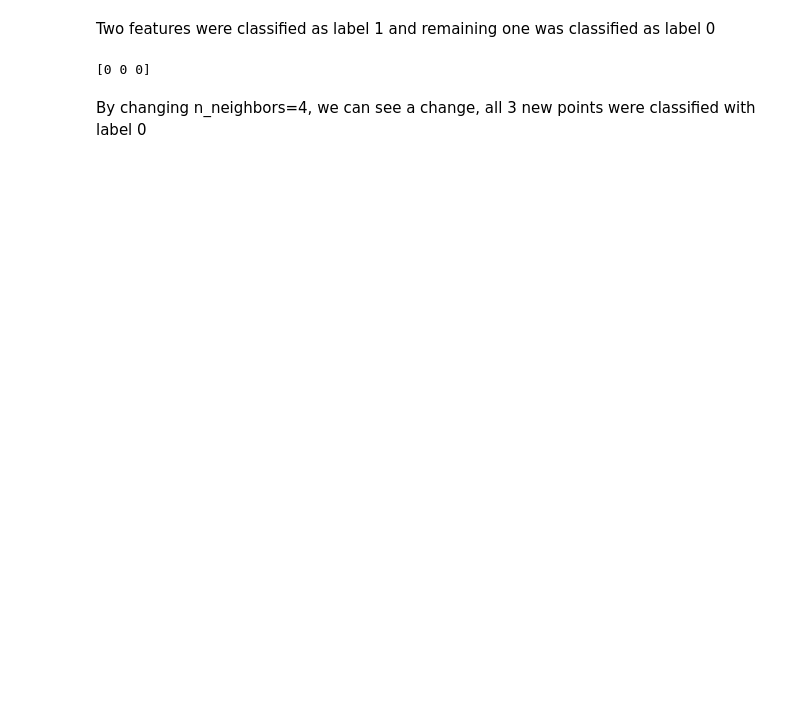
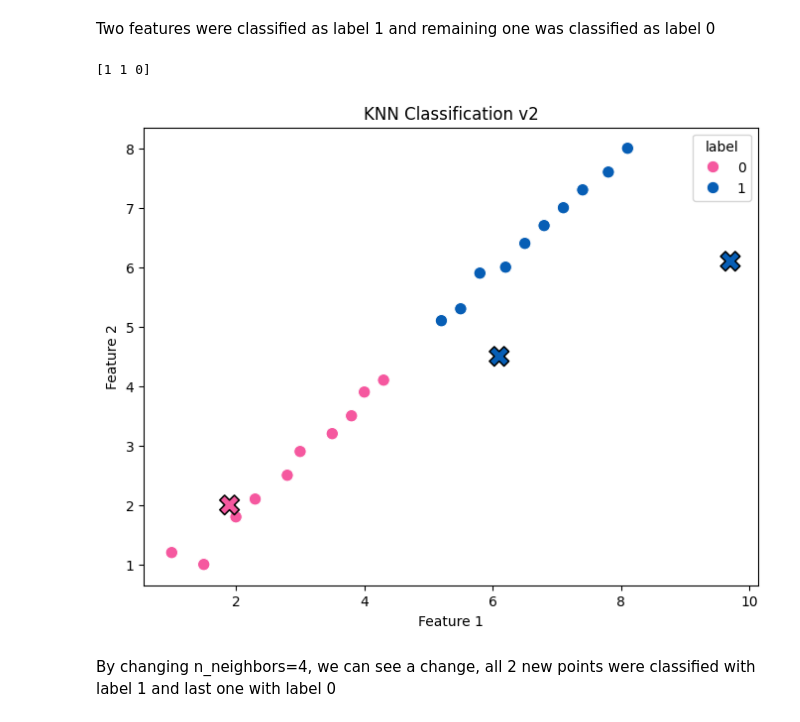
Before and after one commit to imgabrielas/How-To-Make-ML, a Jupyter notebook: KNN_Classifier/notebook.ipynb, the cells around one changed output. Drawn from its saved outputs; the diff is of its cells as text; code cells hidden in the pictures; blank space fills up the shorter version.

```diff
--- a/KNN_Classifier/notebook.ipynb
+++ b/KNN_Classifier/notebook.ipynb
@@ -77,20 +88,50 @@ Two features were classified as label 1 and remaining one was classified as labe
 # %%
 data = df[['feature1', 'feature2', 'feature3']].values
 knn = KNeighborsClassifier(n_neighbors=4)
 
 knn.fit(data, df["label"])
 
-new_data = [[5.1, 3.5, 1.4], [6.7, 3.1, 4.7], [5.9, 3.0, 5.1]]
+new_data = [[6.1, 4.5, 9.4], [9.7, 6.1, 3.7], [1.9, 2.0, 8.1]]
 predictions = knn.predict(new_data)
 print(predictions)
 
-fig = px.scatter_3d(df, x='feature1', y='feature2', z='feature3', color='label')
-new_data_df = pd.DataFrame(new_data, columns=['feature1', 'feature2', 'feature3'])
-new_data_df['label'] = predictions
-fig.add_trace(px.scatter_3d(new_data_df, x='feature1', y='feature2', z='feature3', color='label').data[0])
-fig.write_image('knn_k4.png')
-fig.show()
+new_data_df = pd.DataFrame(
+    new_data,
+    columns=['feature1', 'feature2', 'feature3']
+)
+new_data_df['prediction'] = predictions
+
+# Plot training data
+plt.figure(figsize=(8, 6))
+
+sns.scatterplot(
+    data=df,
+    x='feature1',
+    y='feature2',
+    hue='label',
+    palette=custom_palette,
+    s=80
+)
+
+# New samples
+sns.scatterplot(
+    data=new_data_df,
+    x='feature1',
+    y='feature2',
+    hue='prediction',
+    palette=custom_palette,
+    marker='X',
+    s=200,
+    edgecolor='black',
+    legend=False
+)
+
+plt.title("KNN Classification v2")
+plt.xlabel("Feature 1")
+plt.ylabel("Feature 2")
+plt.show()
 # %% [output]
-[0 0 0]
+[1 1 0]
+[figure, added]
 # %% [markdown]
-By changing n_neighbors=4, we can see a change, all 3 new points were classified with label 0
+By changing n_neighbors=4, we can see a change, all 2 new points were classified with label 1 and last one with label 0
```
Also changed, not shown: parts of 5 cells of this notebook, 2 other files.
